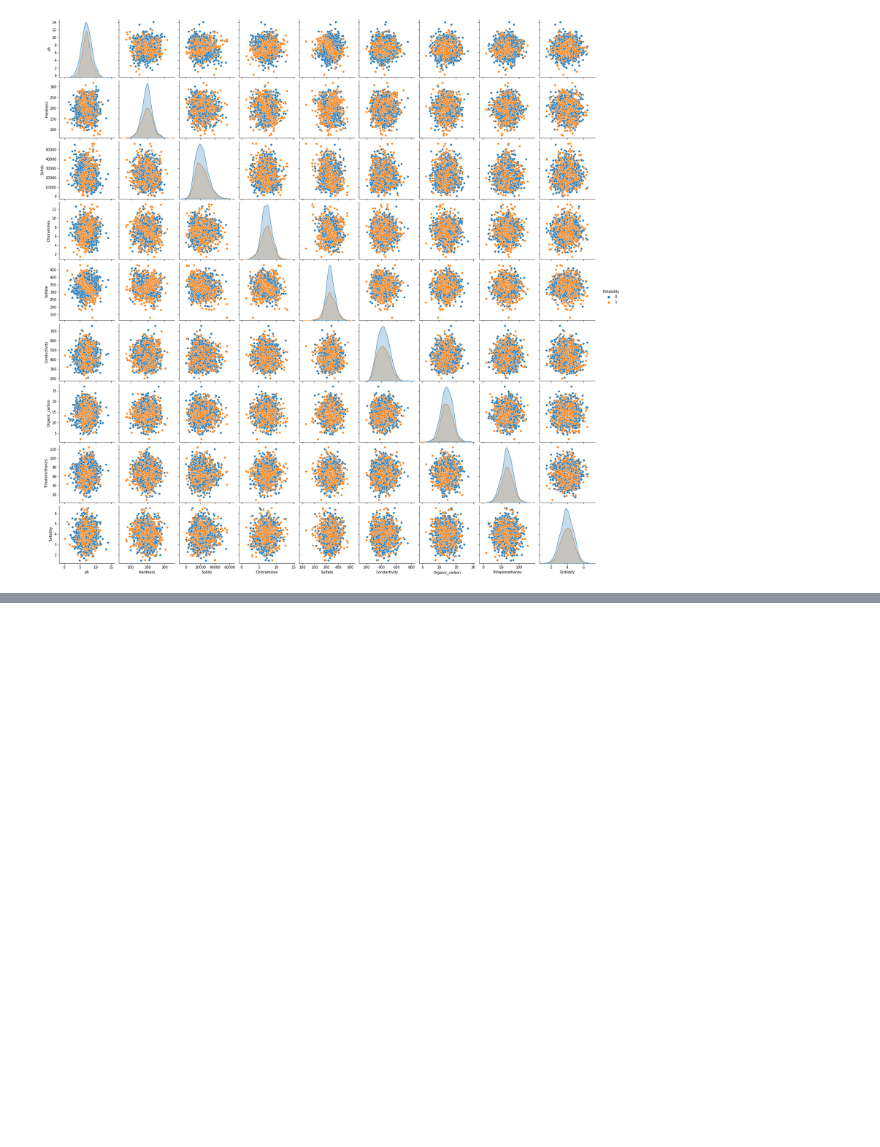
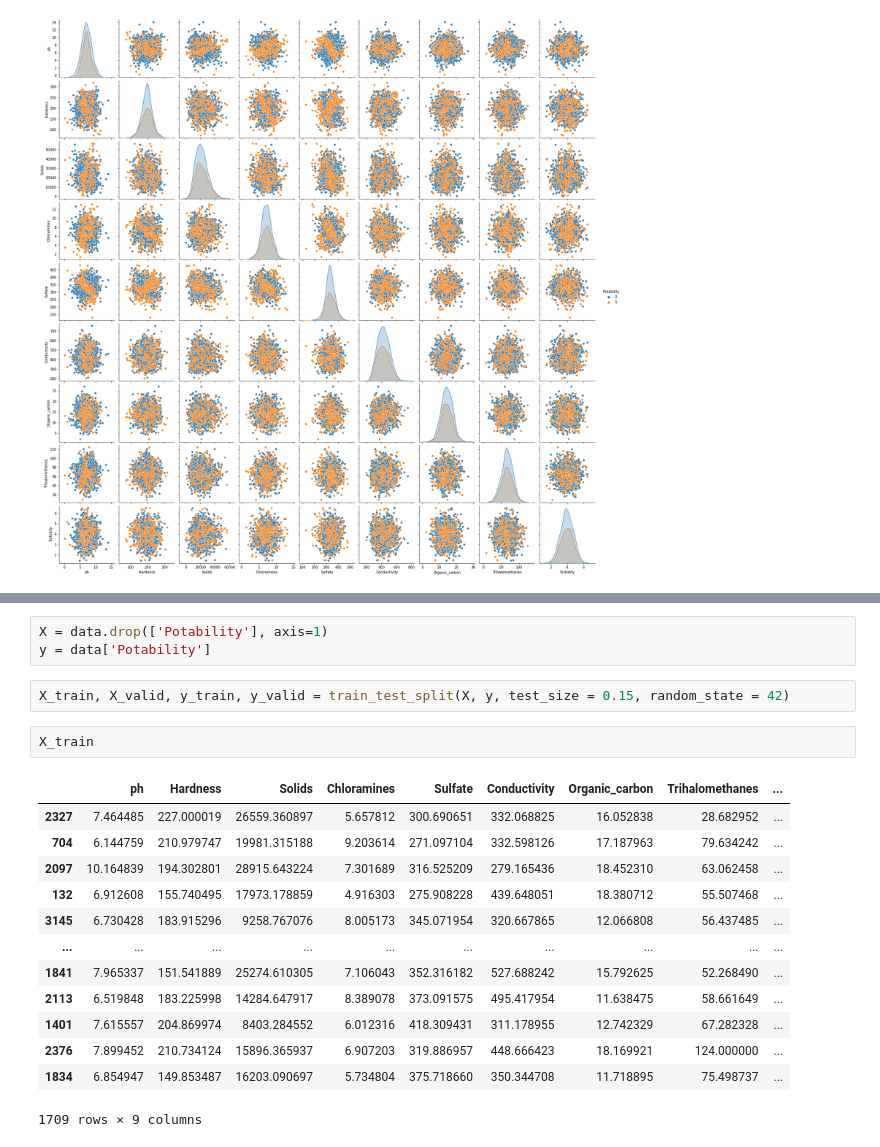
Before and after one commit to devshah21/Water-Quality-Prediction, a Jupyter notebook: Water_Quality_Analysis.ipynb, the cells around one changed output, grey strips where cells are left out. Drawn from its saved outputs; the diff is of its cells as text; blank space fills up the shorter version.

```diff
--- a/Water_Quality_Analysis.ipynb
+++ b/Water_Quality_Analysis.ipynb
@@ -142,0 +164,21 @@ sns.pairplot(data, hue='Potability')
+# %%
+X = data.drop(['Potability'], axis=1)
+y = data['Potability']
+# %%
+X_train, X_valid, y_train, y_valid = train_test_split(X, y, test_size = 0.15, random_state = 42)
+# %%
+X_train
+# %% [output]
+|  | ph | Hardness | Solids | Chloramines | Sulfate | Conductivity | Organic_carbon | Trihalomethanes | ... |
+| 2327 | 7.464485 | 227.000019 | 26559.360897 | 5.657812 | 300.690651 | 332.068825 | 16.052838 | 28.682952 | ... |
+| 704 | 6.144759 | 210.979747 | 19981.315188 | 9.203614 | 271.097104 | 332.598126 | 17.187963 | 79.634242 | ... |
+| 2097 | 10.164839 | 194.302801 | 28915.643224 | 7.301689 | 316.525209 | 279.165436 | 18.452310 | 63.062458 | ... |
+| 132 | 6.912608 | 155.740495 | 17973.178859 | 4.916303 | 275.908228 | 439.648051 | 18.380712 | 55.507468 | ... |
+| 3145 | 6.730428 | 183.915296 | 9258.767076 | 8.005173 | 345.071954 | 320.667865 | 12.066808 | 56.437485 | ... |
+| ... | ... | ... | ... | ... | ... | ... | ... | ... | ... |
+| 1841 | 7.965337 | 151.541889 | 25274.610305 | 7.106043 | 352.316182 | 527.688242 | 15.792625 | 52.268490 | ... |
+| 2113 | 6.519848 | 183.225998 | 14284.647917 | 8.389078 | 373.091575 | 495.417954 | 11.638475 | 58.661649 | ... |
+| 1401 | 7.615557 | 204.869974 | 8403.284552 | 6.012316 | 418.309431 | 311.178955 | 12.742329 | 67.282328 | ... |
+| 2376 | 7.899452 | 210.734124 | 15896.365937 | 6.907203 | 319.886957 | 448.666423 | 18.169921 | 124.000000 | ... |
+| 1834 | 6.854947 | 149.853487 | 16203.090697 | 5.734804 | 375.718660 | 350.344708 | 11.718895 | 75.498737 | ... |
+1709 rows × 9 columns
```
Also changed, not shown: parts of 9 cells of this notebook.
